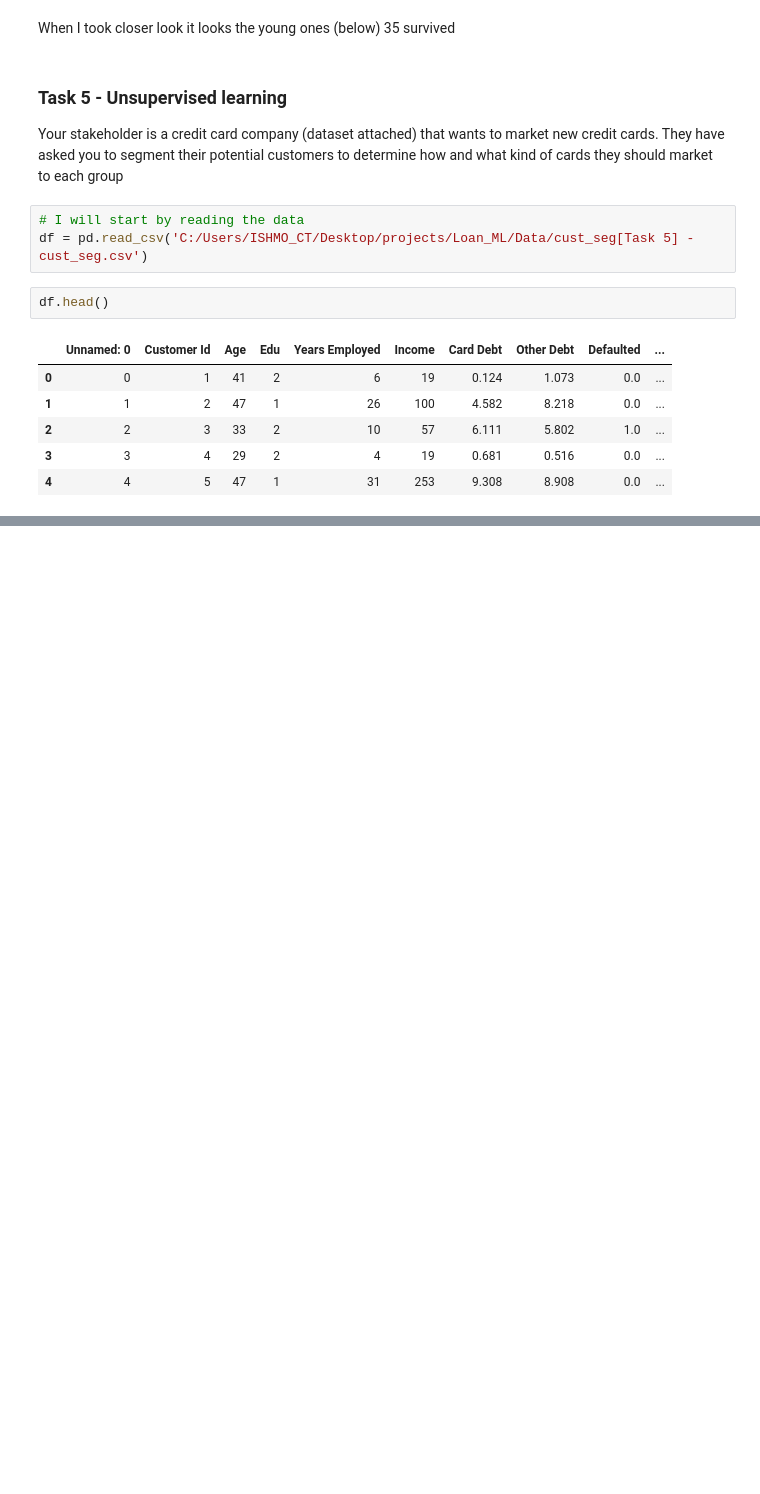
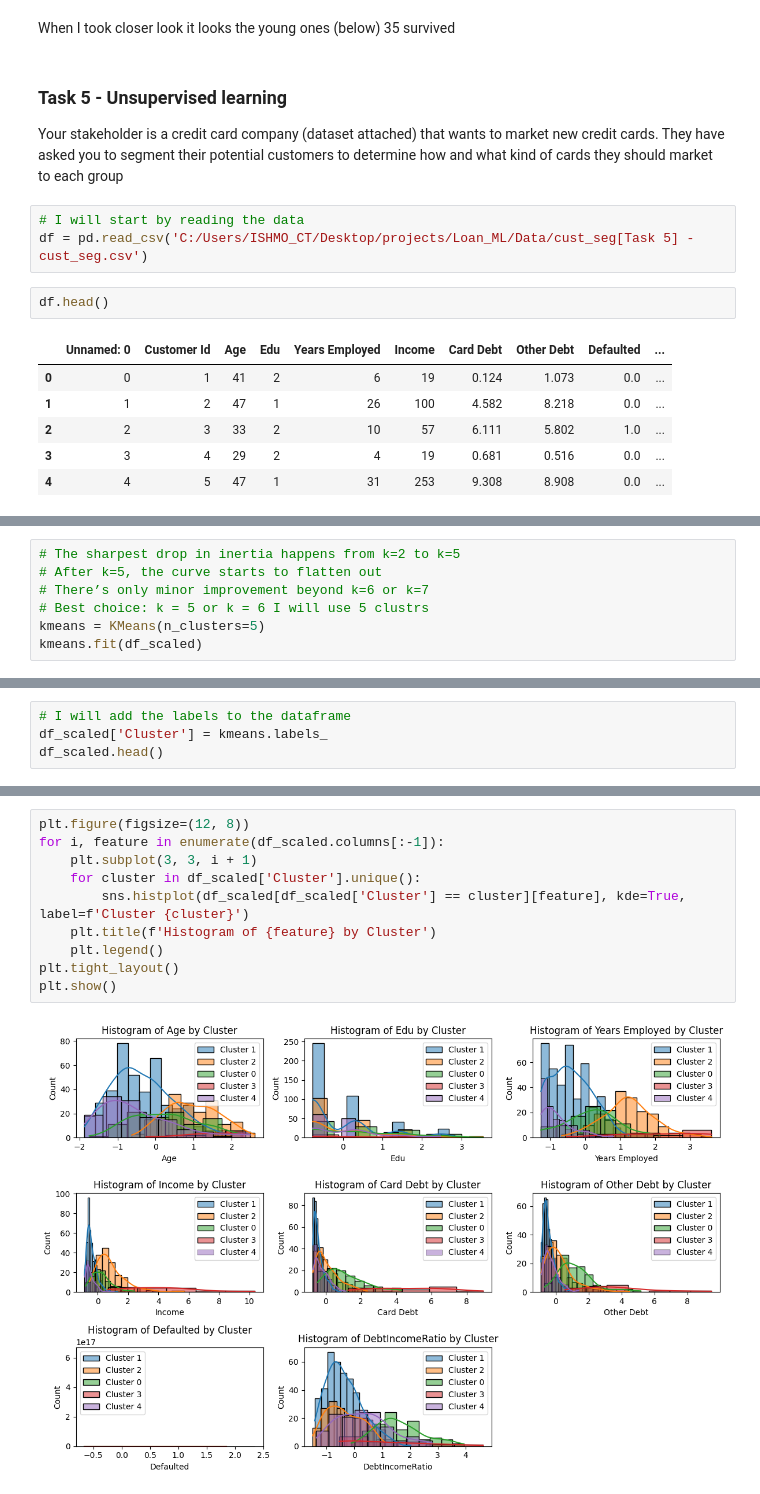
Before and after one commit to ayebaishmo/Loan_ML, a Jupyter notebook: Ayebazibwe_Ishmael.ipynb, the cells around one changed output, grey strips where cells are left out. Saved outputs shown, nothing was run; the diff lists cells and outputs as text; blank space fills up the shorter version.

```diff
--- a/Ayebazibwe_Ishmael.ipynb
+++ b/Ayebazibwe_Ishmael.ipynb
@@ -1294,0 +1220,7 @@ Text(0, 0.5, 'Inertia')
+# %%
+# The sharpest drop in inertia happens from k=2 to k=5
+# After k=5, the curve starts to flatten out
+# There’s only minor improvement beyond k=6 or k=7
+# Best choice: k = 5 or k = 6 I will use 5 clustrs
+kmeans = KMeans(n_clusters=5)
+kmeans.fit(df_scaled)
@@ -1294,0 +1255,4 @@ Text(0, 0.5, 'Inertia')
+# %%
+# I will add the labels to the dataframe
+df_scaled['Cluster'] = kmeans.labels_
+df_scaled.head()
@@ -1294,0 +1302,12 @@ Text(0, 0.5, 'Inertia')
+# %%
+plt.figure(figsize=(12, 8))
+for i, feature in enumerate(df_scaled.columns[:-1]):
+    plt.subplot(3, 3, i + 1)
+    for cluster in df_scaled['Cluster'].unique():
+        sns.histplot(df_scaled[df_scaled['Cluster'] == cluster][feature], kde=True, label=f'Cluster {cluster}')
+    plt.title(f'Histogram of {feature} by Cluster')
+    plt.legend()
+plt.tight_layout()
+plt.show()
+# %% [output]
+[figure, added]
```
Also changed, not shown: parts of 38 cells of this notebook, 2 other files.
